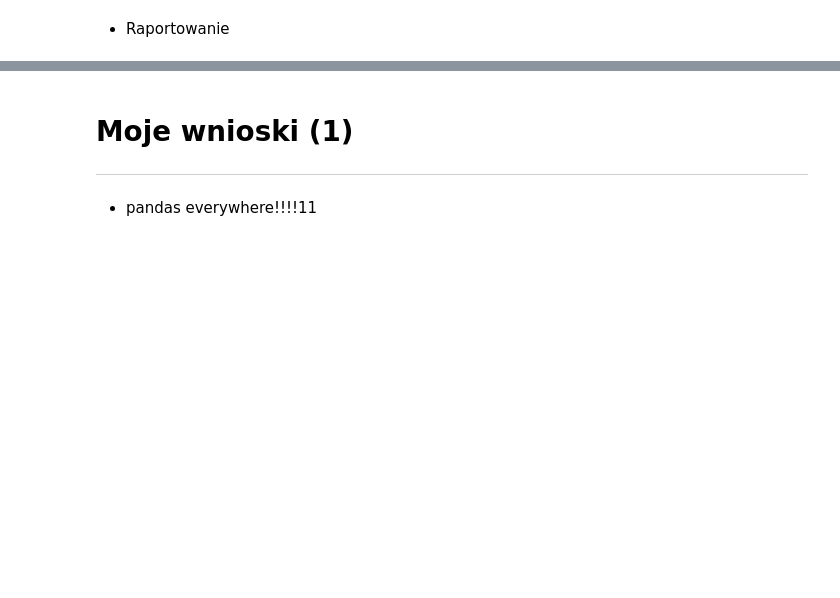
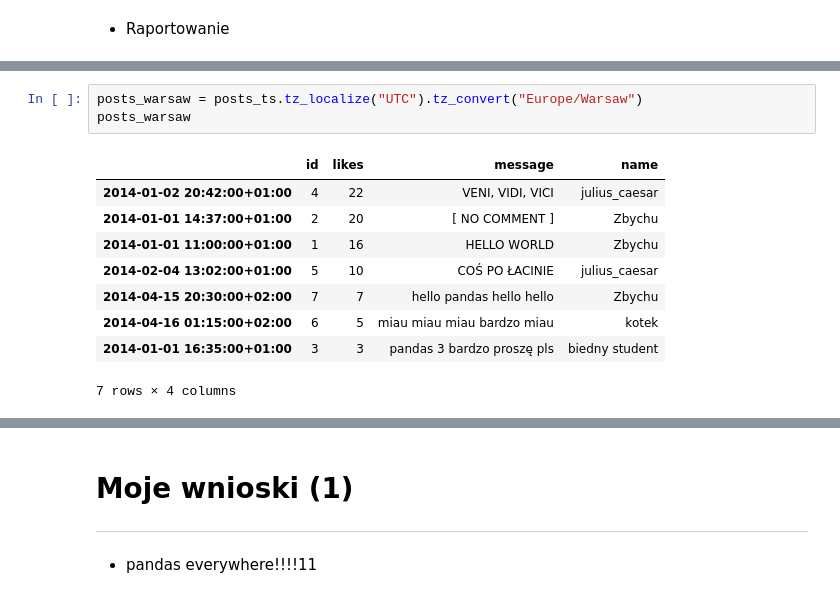
Before and after one commit to pawroman/pywaw-pandas, a Jupyter notebook: src/pandas_pywaw.ipynb, the cells around one changed output, grey strips where cells are left out. Drawn from its saved outputs; the diff is of its cells as text; blank space fills up the shorter version.

```diff
--- a/src/pandas_pywaw.ipynb
+++ b/src/pandas_pywaw.ipynb
@@ -541,0 +155,13 @@ assign
+# %%
+posts_warsaw = posts_ts.tz_localize("UTC").tz_convert("Europe/Warsaw")
+posts_warsaw
+# %% [output]
+|  | id | likes | message | name |
+| 2014-01-02 20:42:00+01:00 | 4 | 22 | VENI, VIDI, VICI | julius_caesar |
+| 2014-01-01 14:37:00+01:00 | 2 | 20 | [ NO COMMENT ] | Zbychu |
+| 2014-01-01 11:00:00+01:00 | 1 | 16 | HELLO WORLD | Zbychu |
+| 2014-02-04 13:02:00+01:00 | 5 | 10 | COŚ PO ŁACINIE | julius_caesar |
+| 2014-04-15 20:30:00+02:00 | 7 | 7 | hello pandas hello hello | Zbychu |
+| 2014-04-16 01:15:00+02:00 | 6 | 5 | miau miau miau bardzo miau | kotek |
+| 2014-01-01 16:35:00+01:00 | 3 | 3 | pandas 3 bardzo proszę pls | biedny student |
+7 rows × 4 columns
```
Also changed, not shown: parts of 81 cells of this notebook, 2 other files.
